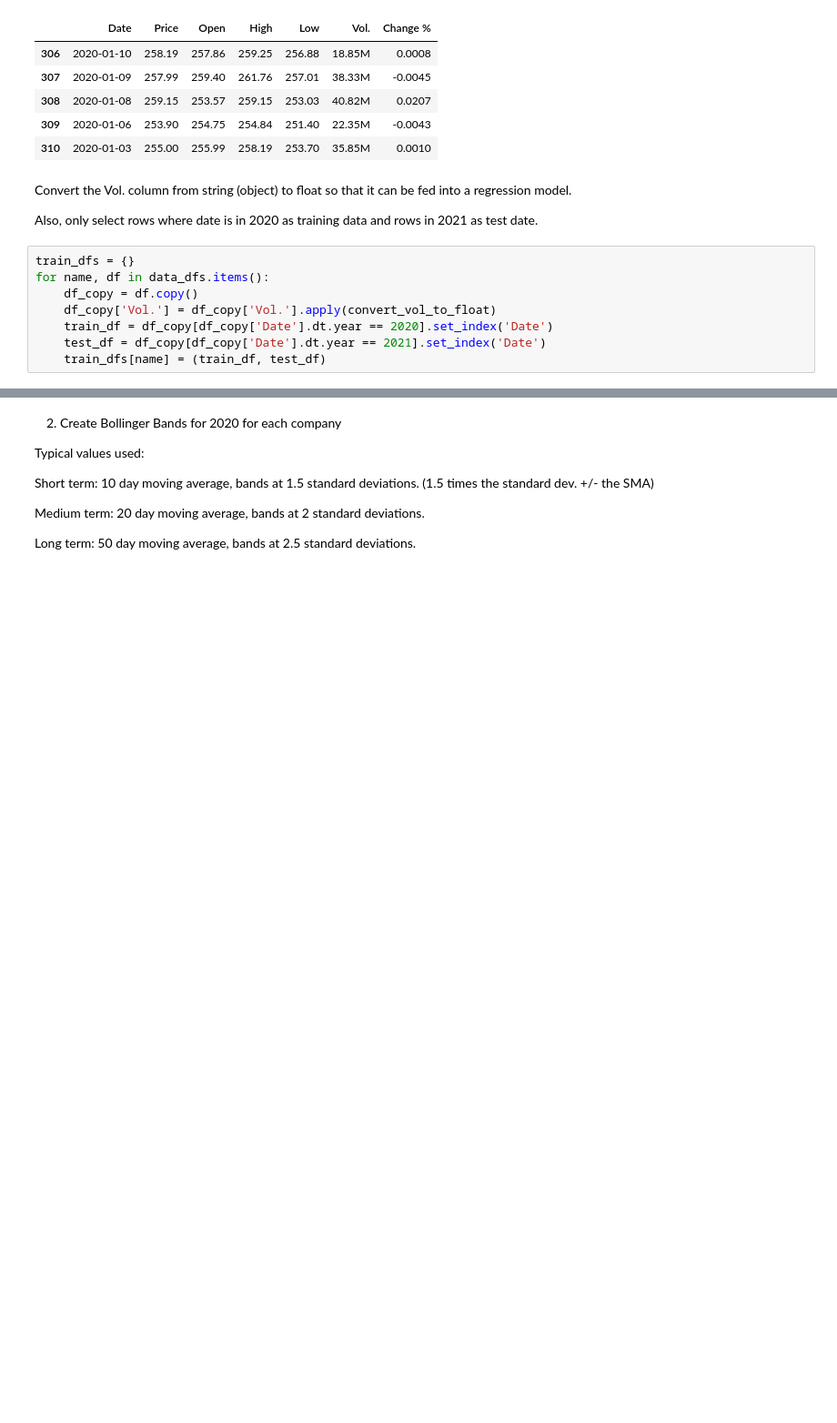
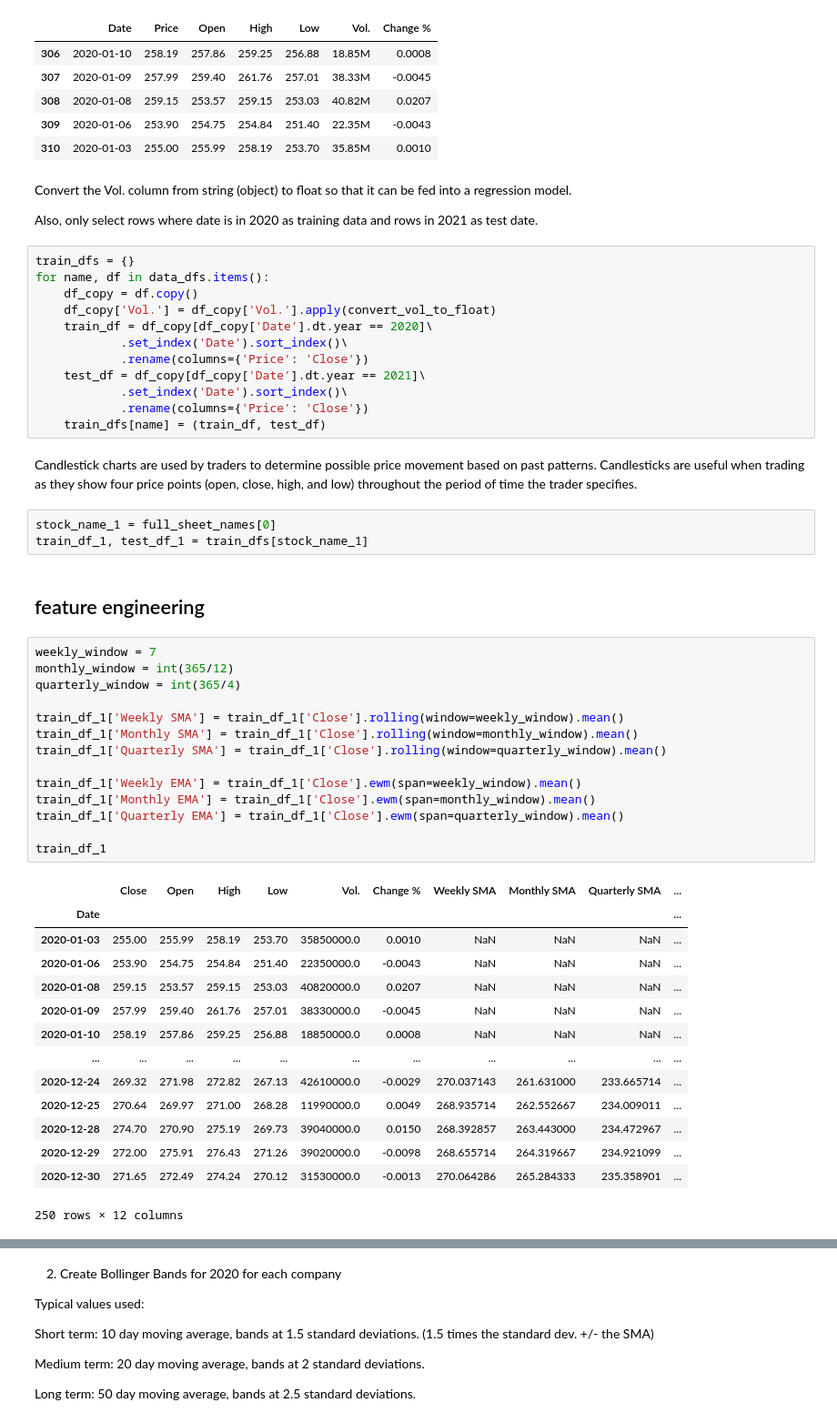
Before and after one commit to henryhyunwookim/ValueInvestor, a Jupyter notebook: ValueInvestor.ipynb, the cells around one changed output, grey strips where cells are left out. Shown at 91% size. Saved outputs shown, nothing was run; the diff lists cells and outputs as text; blank space fills up the shorter version.

```diff
--- a/ValueInvestor.ipynb
+++ b/ValueInvestor.ipynb
@@ -97,6 +97,46 @@ train_dfs = {}
 for name, df in data_dfs.items():
     df_copy = df.copy()
     df_copy['Vol.'] = df_copy['Vol.'].apply(convert_vol_to_float)
-    train_df = df_copy[df_copy['Date'].dt.year == 2020].set_index('Date')
-    test_df = df_copy[df_copy['Date'].dt.year == 2021].set_index('Date')
+    train_df = df_copy[df_copy['Date'].dt.year == 2020]\
+            .set_index('Date').sort_index()\
+            .rename(columns={'Price': 'Close'})
+    test_df = df_copy[df_copy['Date'].dt.year == 2021]\
+            .set_index('Date').sort_index()\
+            .rename(columns={'Price': 'Close'})
     train_dfs[name] = (train_df, test_df)
+# %% [markdown]
+Candlestick charts are used by traders to determine possible price movement based on past patterns. Candlesticks are useful when trading as they show four price points (open, close, high, and low) throughout the period of time the trader specifies.
+# %%
+stock_name_1 = full_sheet_names[0]
+train_df_1, test_df_1 = train_dfs[stock_name_1]
+# %% [markdown]
+## feature engineering
+# %%
+weekly_window = 7
+monthly_window = int(365/12)
+quarterly_window = int(365/4)
+
+train_df_1['Weekly SMA'] = train_df_1['Close'].rolling(window=weekly_window).mean()
+train_df_1['Monthly SMA'] = train_df_1['Close'].rolling(window=monthly_window).mean()
+train_df_1['Quarterly SMA'] = train_df_1['Close'].rolling(window=quarterly_window).mean()
+
+train_df_1['Weekly EMA'] = train_df_1['Close'].ewm(span=weekly_window).mean()
+train_df_1['Monthly EMA'] = train_df_1['Close'].ewm(span=monthly_window).mean()
+train_df_1['Quarterly EMA'] = train_df_1['Close'].ewm(span=quarterly_window).mean()
+
+train_df_1
+# %% [output]
+|  | Close | Open | High | Low | Vol. | Change % | Weekly SMA | Monthly SMA | Quarterly SMA | ... |
+| Date |  |  |  |  |  |  |  |  |  | ... |
+| 2020-01-03 | 255.00 | 255.99 | 258.19 | 253.70 | 35850000.0 | 0.0010 | NaN | NaN | NaN | ... |
+| 2020-01-06 | 253.90 | 254.75 | 254.84 | 251.40 | 22350000.0 | -0.0043 | NaN | NaN | NaN | ... |
+| 2020-01-08 | 259.15 | 253.57 | 259.15 | 253.03 | 40820000.0 | 0.0207 | NaN | NaN | NaN | ... |
+| 2020-01-09 | 257.99 | 259.40 | 261.76 | 257.01 | 38330000.0 | -0.0045 | NaN | NaN | NaN | ... |
+| 2020-01-10 | 258.19 | 257.86 | 259.25 | 256.88 | 18850000.0 | 0.0008 | NaN | NaN | NaN | ... |
+| ... | ... | ... | ... | ... | ... | ... | ... | ... | ... | ... |
+| 2020-12-24 | 269.32 | 271.98 | 272.82 | 267.13 | 42610000.0 | -0.0029 | 270.037143 | 261.631000 | 233.665714 | ... |
+| 2020-12-25 | 270.64 | 269.97 | 271.00 | 268.28 | 11990000.0 | 0.0049 | 268.935714 | 262.552667 | 234.009011 | ... |
+| 2020-12-28 | 274.70 | 270.90 | 275.19 | 269.73 | 39040000.0 | 0.0150 | 268.392857 | 263.443000 | 234.472967 | ... |
+| 2020-12-29 | 272.00 | 275.91 | 276.43 | 271.26 | 39020000.0 | -0.0098 | 268.655714 | 264.319667 | 234.921099 | ... |
+| 2020-12-30 | 271.65 | 272.49 | 274.24 | 270.12 | 31530000.0 | -0.0013 | 270.064286 | 265.284333 | 235.358901 | ... |
+250 rows × 12 columns
```
Also changed, not shown: parts of 17 cells of this notebook.
